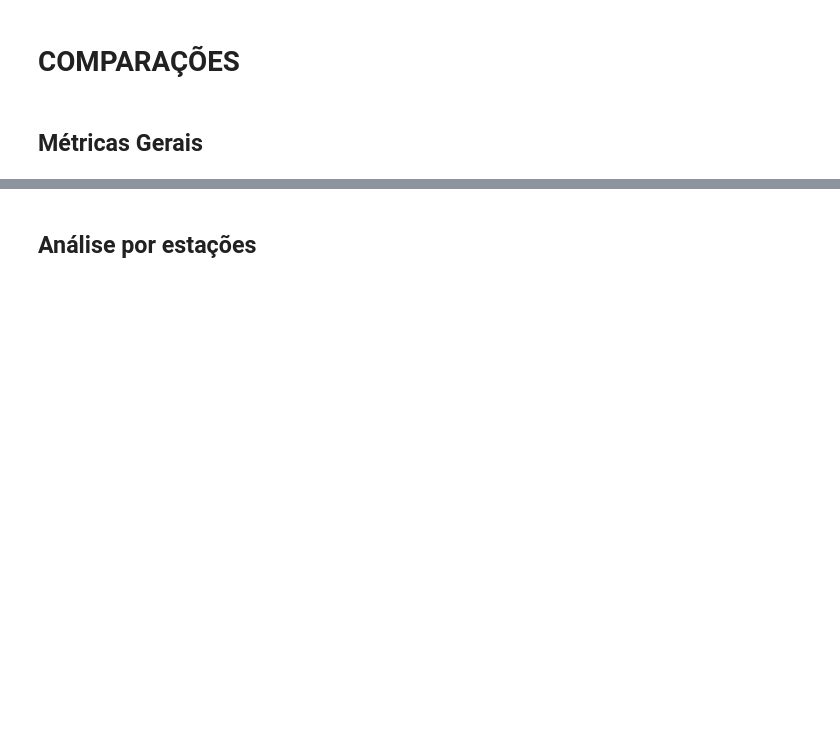
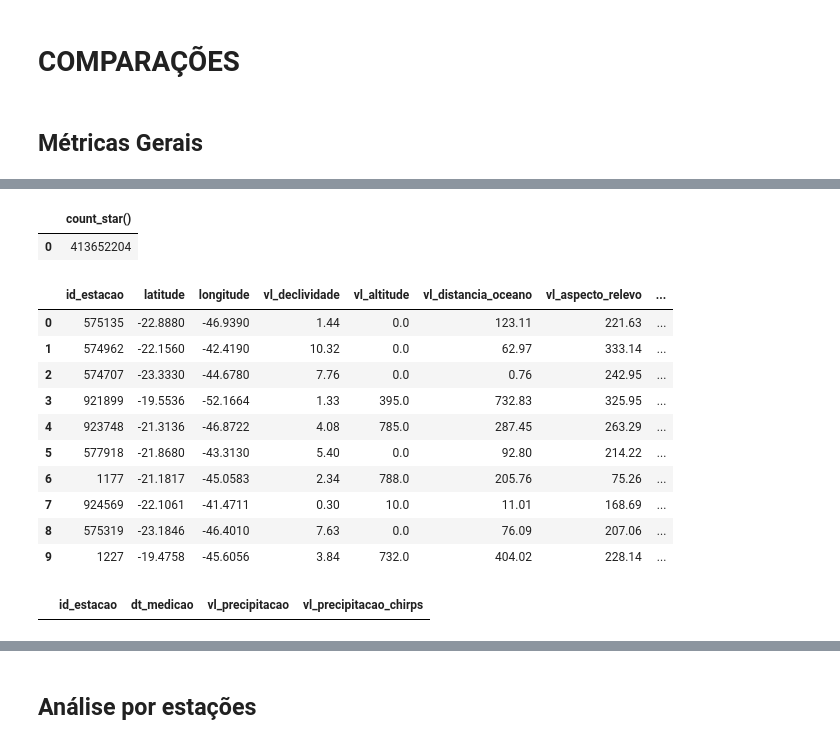
Before and after one commit to mateus-santos-rocha/doutorado, a Jupyter notebook: 3.modelling.ipynb, the cells around one changed output, grey strips where cells are left out. Cells and saved outputs as stored; diff of their text form; code cells hidden in the pictures; blank space fills up the shorter version.

```diff
--- a/3.modelling.ipynb
+++ b/3.modelling.ipynb
@@ -1113,0 +1315,3 @@ plot_model_metrics(metrics_df, ['R2', 'RMSE','PSC_A','PMC_A','precision','recall
+# %%
+import duckdb
+modelling_conn = duckdb.connect('modelling_db')
@@ -1113,0 +1341,20 @@ plot_model_metrics(metrics_df, ['R2', 'RMSE','PSC_A','PMC_A','precision','recall
+# %%
+ouro_conn.execute("select COUNT(*) from fato_produto_chirps WHERE vl_precipitacao IS NOT NULL").fetch_df()
+# %% [output]
+|  | count_star() |
+| 0 | 413652204 |
+# %%
+with pd.option_context("display.max_columns",None):
+    display(modelling_conn.execute("SELECT * FROM abt_produtos LIMIT 10").fetch_df())
+# %% [output]
+|  | id_estacao | latitude | longitude | vl_declividade | vl_altitude | vl_distancia_oceano | vl_aspecto_relevo | ... |
+| 0 | 575135 | -22.8880 | -46.9390 | 1.44 | 0.0 | 123.11 | 221.63 | ... |
+| 1 | 574962 | -22.1560 | -42.4190 | 10.32 | 0.0 | 62.97 | 333.14 | ... |
+| 2 | 574707 | -23.3330 | -44.6780 | 7.76 | 0.0 | 0.76 | 242.95 | ... |
+| 3 | 921899 | -19.5536 | -52.1664 | 1.33 | 395.0 | 732.83 | 325.95 | ... |
+| 4 | 923748 | -21.3136 | -46.8722 | 4.08 | 785.0 | 287.45 | 263.29 | ... |
+| 5 | 577918 | -21.8680 | -43.3130 | 5.40 | 0.0 | 92.80 | 214.22 | ... |
+| 6 | 1177 | -21.1817 | -45.0583 | 2.34 | 788.0 | 205.76 | 75.26 | ... |
+| 7 | 924569 | -22.1061 | -41.4711 | 0.30 | 10.0 | 11.01 | 168.69 | ... |
+| 8 | 575319 | -23.1846 | -46.4010 | 7.63 | 0.0 | 76.09 | 207.06 | ... |
+| 9 | 1227 | -19.4758 | -45.6056 | 3.84 | 732.0 | 404.02 | 228.14 | ... |
@@ -1113,0 +1401,4 @@ plot_model_metrics(metrics_df, ['R2', 'RMSE','PSC_A','PMC_A','precision','recall
+# %%
+df_chirps
+# %% [output]
+|  | id_estacao | dt_medicao | vl_precipitacao | vl_precipitacao_chirps |
```
Also changed, not shown: parts of 15 cells of this notebook, 3 other files.
